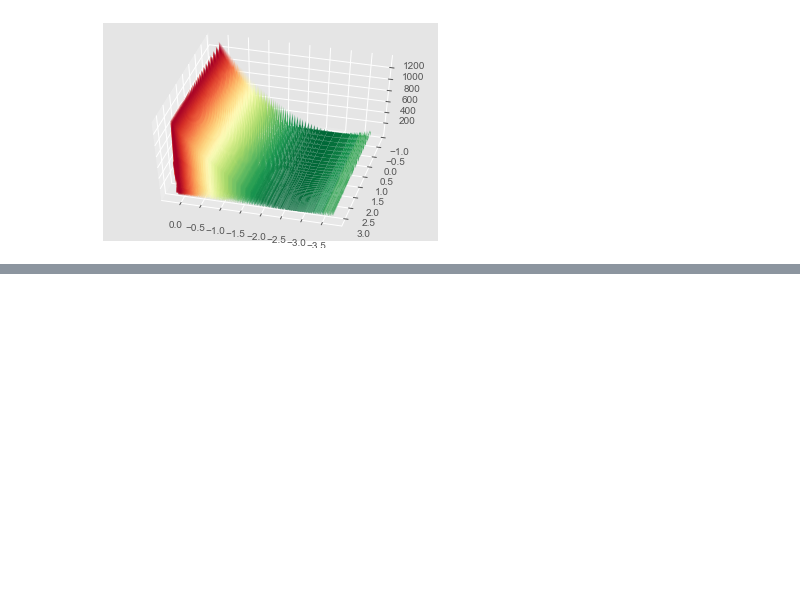
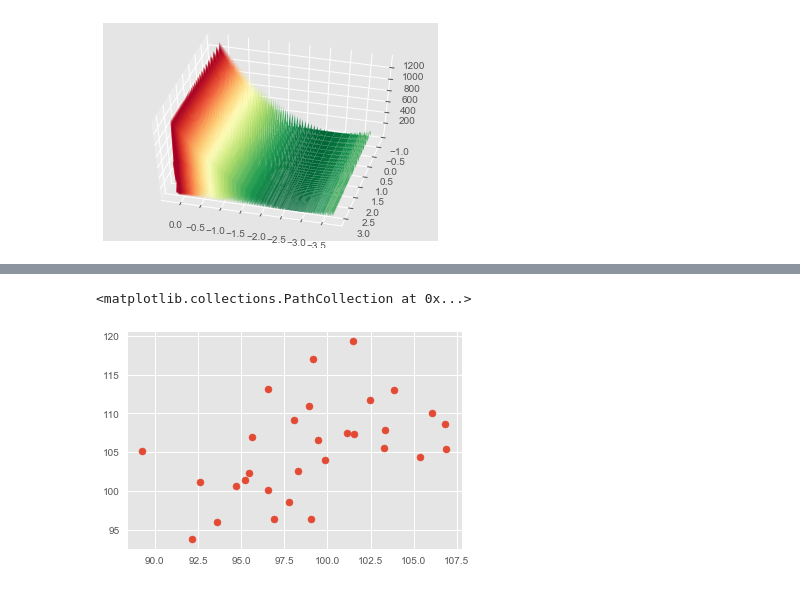
Before and after one commit to jacobdanovitch/Data-Science-Workshops, a Jupyter notebook: Linear Regression.ipynb, the cells around one changed output, grey strips where cells are left out. Saved outputs shown, nothing was run; the diff lists cells and outputs as text; code cells hidden in the pictures; blank space fills up the shorter version.

```diff
--- a/Linear Regression.ipynb
+++ b/Linear Regression.ipynb
@@ -323,0 +547,7 @@ weights, weight_history, error_history = gradient_descent(pred['PD'], pred['Win_
+# %%
+hypotheses = [compute_hypothesis(weights, x.loc[i].tolist()) for i in range(len(x))]
+
+plt.scatter(hypotheses, y)
+# %% [output]
+<matplotlib.collections.PathCollection at 0x...>
+[figure, added]
```
Also changed, not shown: parts of 24 cells of this notebook, 1 other file.
